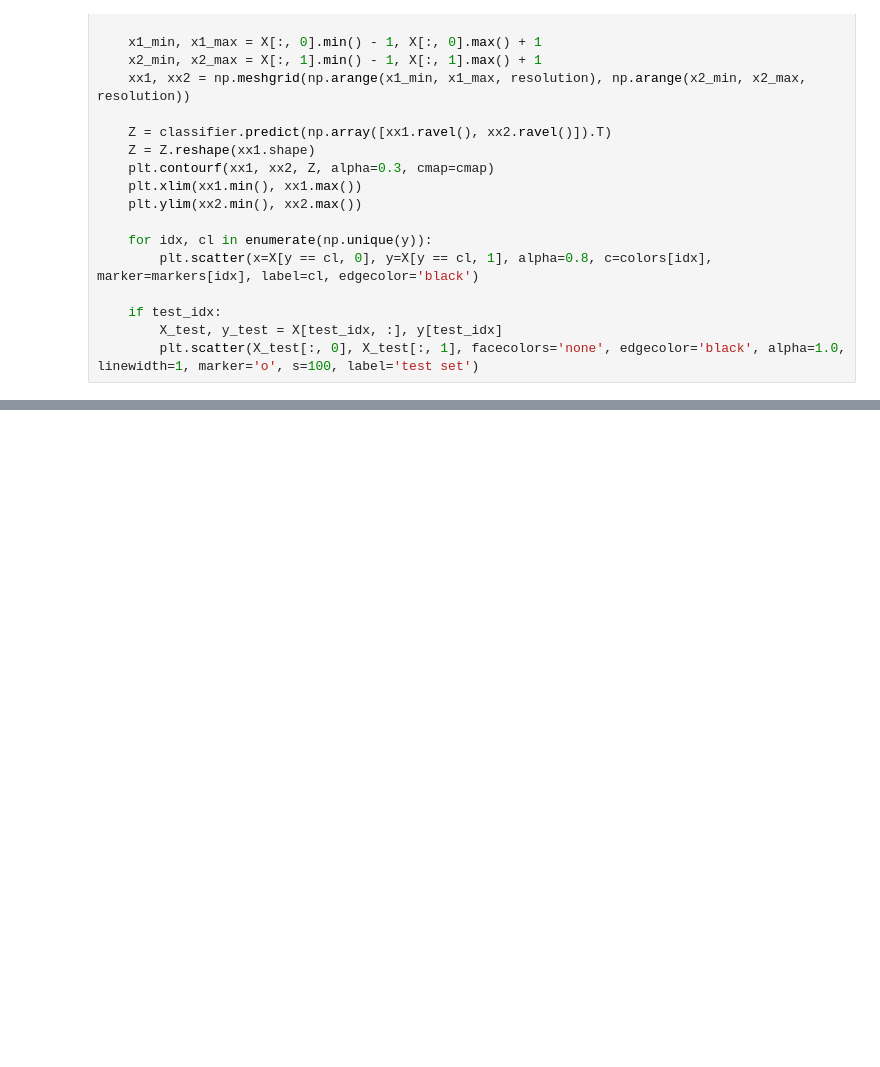
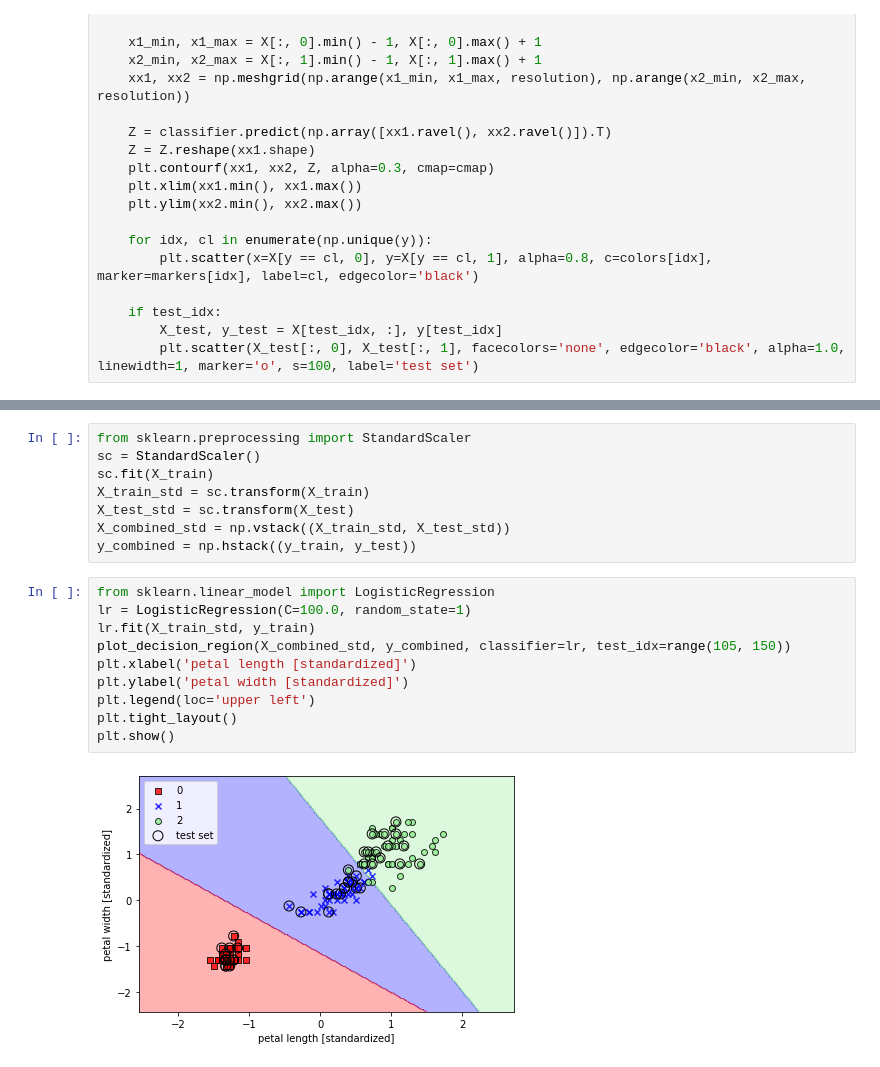
Before and after one commit to SuperVingo/ML-Study, a Jupyter notebook: Chapter 3/logistic.ipynb, the cells around one changed output, grey strips where cells are left out. Drawn from its saved outputs; the diff is of its cells as text; blank space fills up the shorter version.

```diff
--- a/Chapter 3/logistic.ipynb
+++ b/Chapter 3/logistic.ipynb
@@ -118,0 +121,20 @@ plt.show()
+# %%
+from sklearn.preprocessing import StandardScaler
+sc = StandardScaler()
+sc.fit(X_train)
+X_train_std = sc.transform(X_train)
+X_test_std = sc.transform(X_test)
+X_combined_std = np.vstack((X_train_std, X_test_std))
+y_combined = np.hstack((y_train, y_test))
+# %%
+from sklearn.linear_model import LogisticRegression
+lr = LogisticRegression(C=100.0, random_state=1)
+lr.fit(X_train_std, y_train)
+plot_decision_region(X_combined_std, y_combined, classifier=lr, test_idx=range(105, 150))
+plt.xlabel('petal length [standardized]')
+plt.ylabel('petal width [standardized]')
+plt.legend(loc='upper left')
+plt.tight_layout()
+plt.show()
+# %% [output]
+[figure, added]
```
Also changed, not shown: parts of 13 cells of this notebook, 11 other files.
